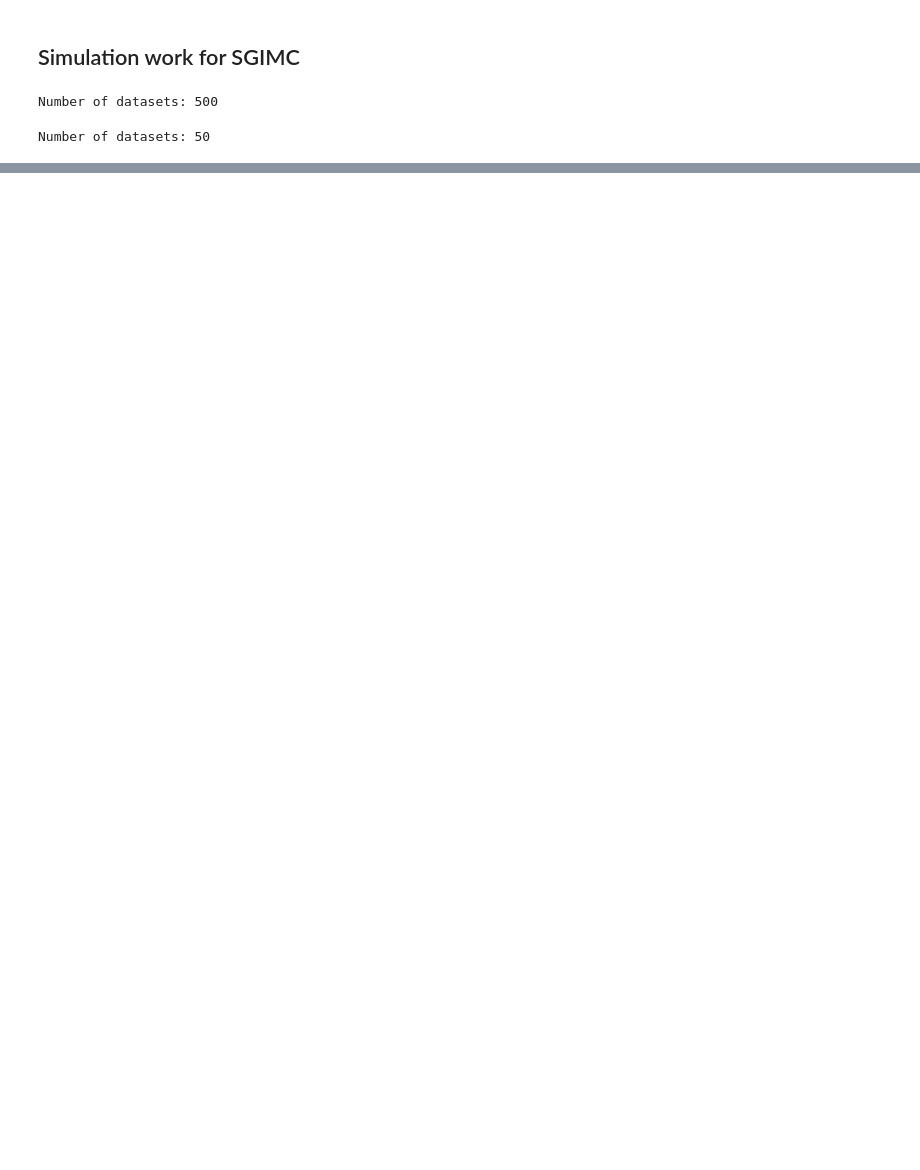
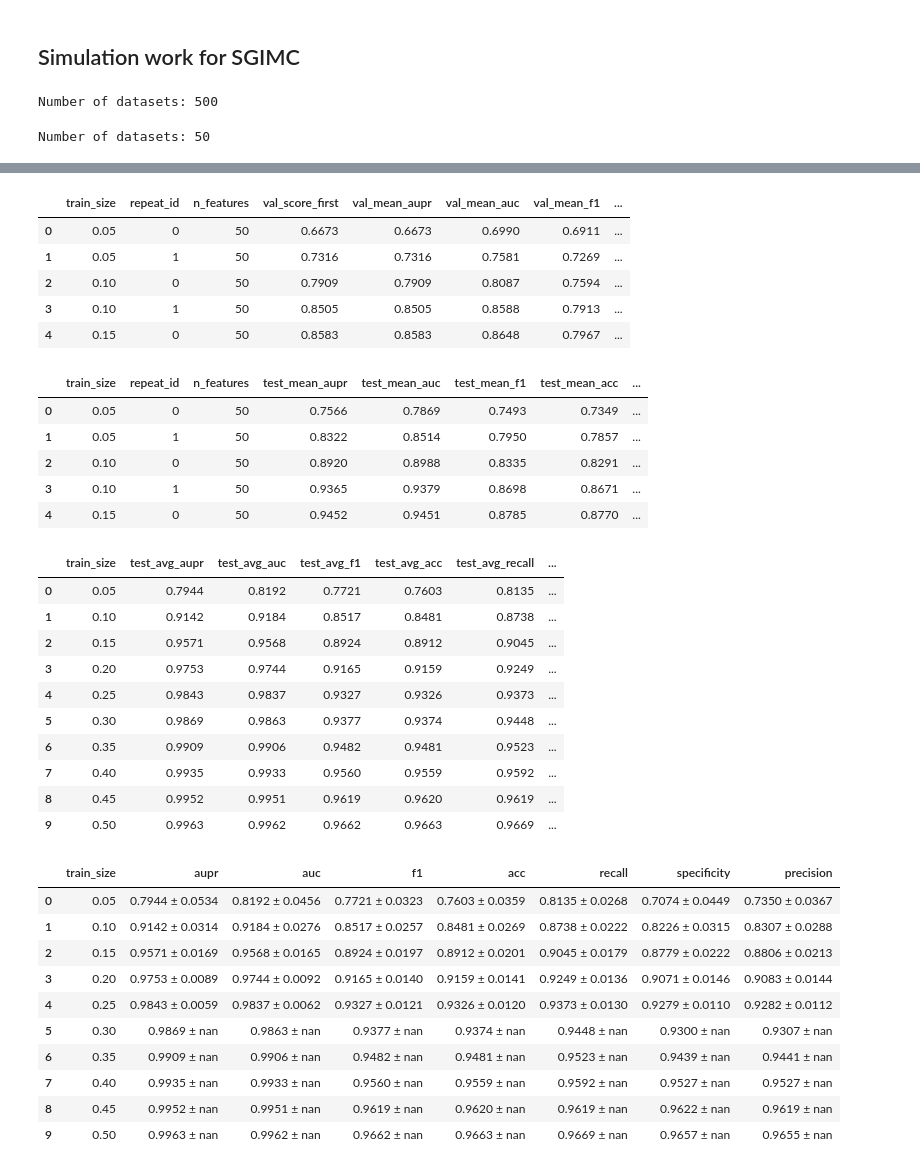
Before and after one commit to Sijianf/BVSIMC, a Jupyter notebook: scripts/simulations/cv_sgimc_noisy.ipynb, the cells around one changed output, grey strips where cells are left out. Saved outputs shown, nothing was run; the diff lists cells and outputs as text; code cells hidden in the pictures; blank space fills up the shorter version.

```diff
--- a/scripts/simulations/cv_sgimc_noisy.ipynb
+++ b/scripts/simulations/cv_sgimc_noisy.ipynb
@@ -303,0 +433,67 @@ df_results.head()
+# %%
+summary_val, best_combo, summary_test, final_summary = summarize_results(results)
+# %%
+METRIC_NAMES = ["aupr", "auc", "f1", "acc", "recall", "specificity", "precision"]
+
+def expand_vector_column(df, col, prefix, metric_names=METRIC_NAMES):
+    out = df.copy()
+    vec_df = pd.DataFrame(out[col].tolist(), index=out.index)
+    vec_df.columns = [f"{prefix}_{m}" for m in metric_names[:vec_df.shape[1]]]
+    out = pd.concat([out.drop(columns=[col]), vec_df], axis=1)
+    return out
+
+summary_val_readable = expand_vector_column(summary_val, "val_score_mean", "val_mean").round(4)
+summary_test_readable = expand_vector_column(summary_test, "test_score_mean", "test_mean").round(4)
+
+final_summary_readable = expand_vector_column(final_summary, "test_score_avg", "test_avg")
+final_summary_readable = expand_vector_column(final_summary_readable, "test_score_std", "test_std")
+final_summary_readable = final_summary_readable.round(4)
+
+final_summary_compact = final_summary_readable[["train_size"]].copy()
+for m in METRIC_NAMES:
+    avg_col = f"test_avg_{m}"
+    std_col = f"test_std_{m}"
+    if avg_col in final_summary_readable.columns:
+        final_summary_compact[m] = final_summary_readable.apply(
+            lambda r: f"{r[avg_col]:.4f} ± {r[std_col]:.4f}", axis=1
+        )
+
+display(summary_val_readable.head())
+display(summary_test_readable.head())
+display(final_summary_readable)
+display(final_summary_compact)
+# %% [output]
+|  | train_size | repeat_id | n_features | val_score_first | val_mean_aupr | val_mean_auc | val_mean_f1 | ... |
+| 0 | 0.05 | 0 | 50 | 0.6673 | 0.6673 | 0.6990 | 0.6911 | ... |
+| 1 | 0.05 | 1 | 50 | 0.7316 | 0.7316 | 0.7581 | 0.7269 | ... |
+| 2 | 0.10 | 0 | 50 | 0.7909 | 0.7909 | 0.8087 | 0.7594 | ... |
+| 3 | 0.10 | 1 | 50 | 0.8505 | 0.8505 | 0.8588 | 0.7913 | ... |
+| 4 | 0.15 | 0 | 50 | 0.8583 | 0.8583 | 0.8648 | 0.7967 | ... |
+|  | train_size | repeat_id | n_features | test_mean_aupr | test_mean_auc | test_mean_f1 | test_mean_acc | ... |
+| 0 | 0.05 | 0 | 50 | 0.7566 | 0.7869 | 0.7493 | 0.7349 | ... |
+| 1 | 0.05 | 1 | 50 | 0.8322 | 0.8514 | 0.7950 | 0.7857 | ... |
+| 2 | 0.10 | 0 | 50 | 0.8920 | 0.8988 | 0.8335 | 0.8291 | ... |
+| 3 | 0.10 | 1 | 50 | 0.9365 | 0.9379 | 0.8698 | 0.8671 | ... |
+| 4 | 0.15 | 0 | 50 | 0.9452 | 0.9451 | 0.8785 | 0.8770 | ... |
+|  | train_size | test_avg_aupr | test_avg_auc | test_avg_f1 | test_avg_acc | test_avg_recall | ... |
+| 0 | 0.05 | 0.7944 | 0.8192 | 0.7721 | 0.7603 | 0.8135 | ... |
+| 1 | 0.10 | 0.9142 | 0.9184 | 0.8517 | 0.8481 | 0.8738 | ... |
+| 2 | 0.15 | 0.9571 | 0.9568 | 0.8924 | 0.8912 | 0.9045 | ... |
+| 3 | 0.20 | 0.9753 | 0.9744 | 0.9165 | 0.9159 | 0.9249 | ... |
+| 4 | 0.25 | 0.9843 | 0.9837 | 0.9327 | 0.9326 | 0.9373 | ... |
+| 5 | 0.30 | 0.9869 | 0.9863 | 0.9377 | 0.9374 | 0.9448 | ... |
+| 6 | 0.35 | 0.9909 | 0.9906 | 0.9482 | 0.9481 | 0.9523 | ... |
+| 7 | 0.40 | 0.9935 | 0.9933 | 0.9560 | 0.9559 | 0.9592 | ... |
+| 8 | 0.45 | 0.9952 | 0.9951 | 0.9619 | 0.9620 | 0.9619 | ... |
+| 9 | 0.50 | 0.9963 | 0.9962 | 0.9662 | 0.9663 | 0.9669 | ... |
+|  | train_size | aupr | auc | f1 | acc | recall | specificity | precision |
+| 0 | 0.05 | 0.7944 ± 0.0534 | 0.8192 ± 0.0456 | 0.7721 ± 0.0323 | 0.7603 ± 0.0359 | 0.8135 ± 0.0268 | 0.7074 ± 0.0449 | 0.7350 ± 0.0367 |
+| 1 | 0.10 | 0.9142 ± 0.0314 | 0.9184 ± 0.0276 | 0.8517 ± 0.0257 | 0.8481 ± 0.0269 | 0.8738 ± 0.0222 | 0.8226 ± 0.0315 | 0.8307 ± 0.0288 |
+| 2 | 0.15 | 0.9571 ± 0.0169 | 0.9568 ± 0.0165 | 0.8924 ± 0.0197 | 0.8912 ± 0.0201 | 0.9045 ± 0.0179 | 0.8779 ± 0.0222 | 0.8806 ± 0.0213 |
+| 3 | 0.20 | 0.9753 ± 0.0089 | 0.9744 ± 0.0092 | 0.9165 ± 0.0140 | 0.9159 ± 0.0141 | 0.9249 ± 0.0136 | 0.9071 ± 0.0146 | 0.9083 ± 0.0144 |
+| 4 | 0.25 | 0.9843 ± 0.0059 | 0.9837 ± 0.0062 | 0.9327 ± 0.0121 | 0.9326 ± 0.0120 | 0.9373 ± 0.0130 | 0.9279 ± 0.0110 | 0.9282 ± 0.0112 |
+| 5 | 0.30 | 0.9869 ± nan | 0.9863 ± nan | 0.9377 ± nan | 0.9374 ± nan | 0.9448 ± nan | 0.9300 ± nan | 0.9307 ± nan |
+| 6 | 0.35 | 0.9909 ± nan | 0.9906 ± nan | 0.9482 ± nan | 0.9481 ± nan | 0.9523 ± nan | 0.9439 ± nan | 0.9441 ± nan |
+| 7 | 0.40 | 0.9935 ± nan | 0.9933 ± nan | 0.9560 ± nan | 0.9559 ± nan | 0.9592 ± nan | 0.9527 ± nan | 0.9527 ± nan |
+| 8 | 0.45 | 0.9952 ± nan | 0.9951 ± nan | 0.9619 ± nan | 0.9620 ± nan | 0.9619 ± nan | 0.9622 ± nan | 0.9619 ± nan |
+| 9 | 0.50 | 0.9963 ± nan | 0.9962 ± nan | 0.9662 ± nan | 0.9663 ± nan | 0.9669 ± nan | 0.9657 ± nan | 0.9655 ± nan |
```
Also changed, not shown: parts of 13 cells of this notebook, 20 other files.
